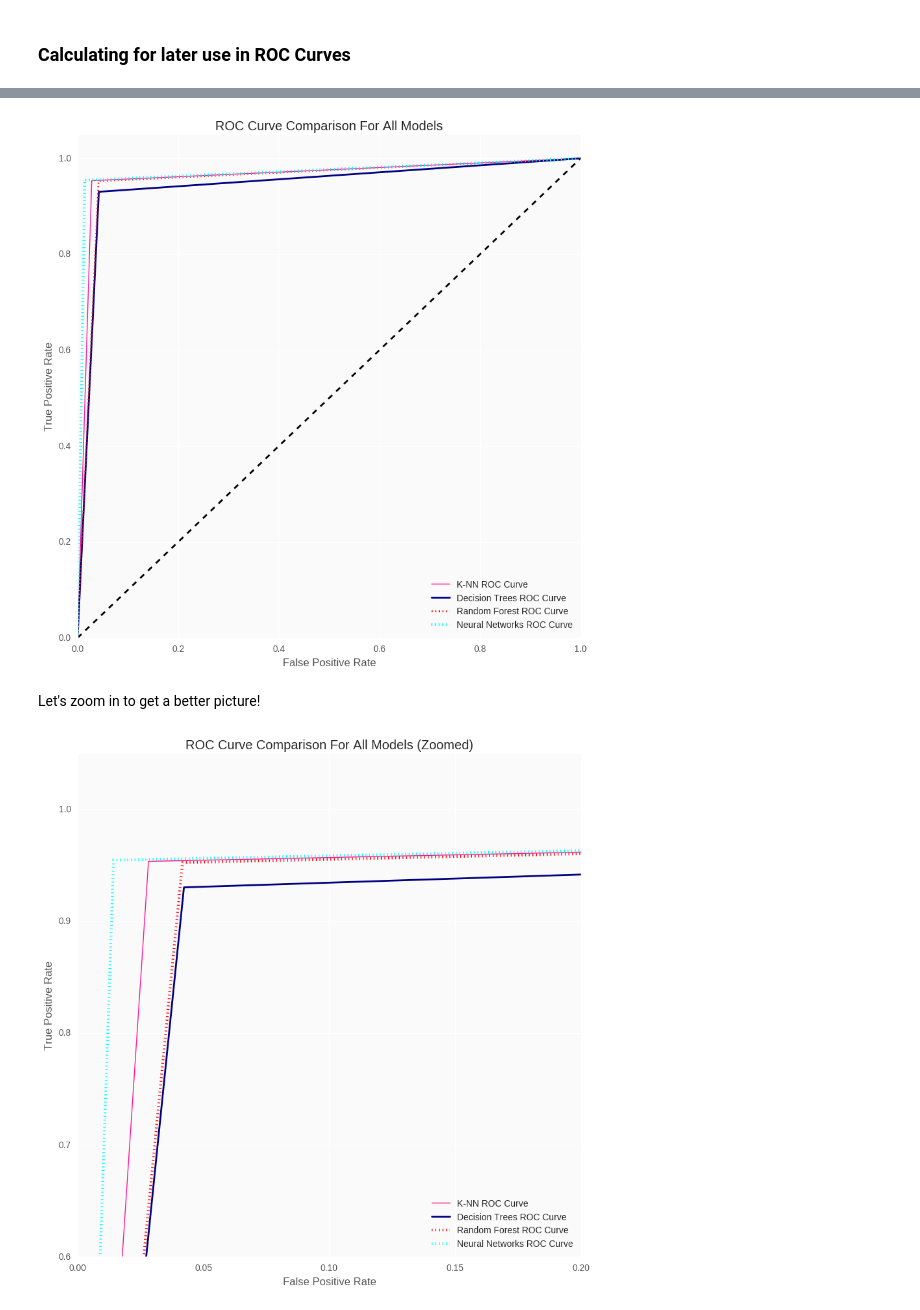
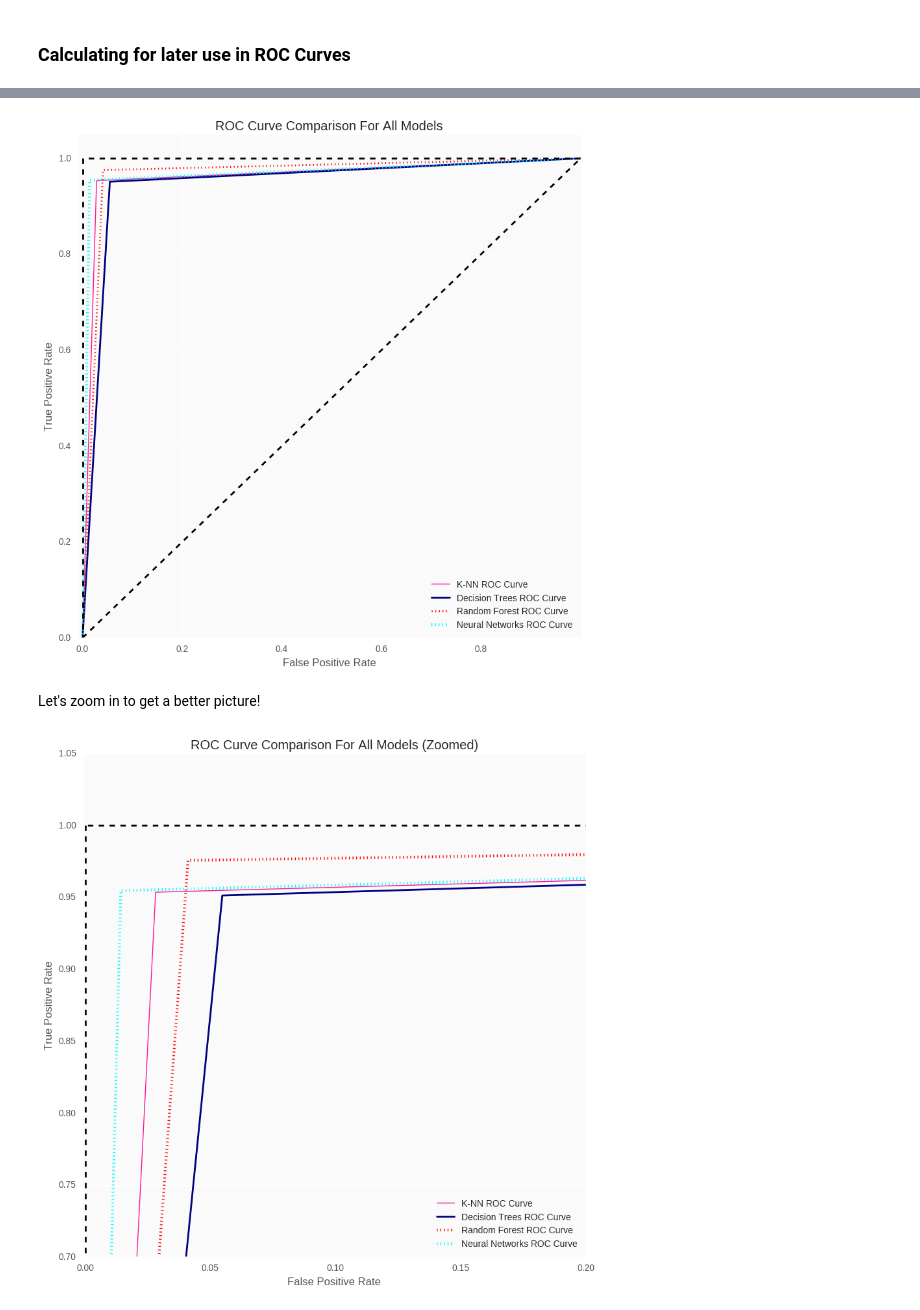
Before and after one commit to raviolli77/machineLearning_breastCancer_Python, a Jupyter notebook: breastCancerWisconsinDataSet_MachineLearning.ipynb, the cells around one changed output, grey strips where cells are left out. Saved outputs shown, nothing was run; the diff lists cells and outputs as text; code cells hidden in the pictures.

```diff
--- a/breastCancerWisconsinDataSet_MachineLearning.ipynb
+++ b/breastCancerWisconsinDataSet_MachineLearning.ipynb
@@ -599,4 +665,9 @@ fit_RF = RandomForestClassifier(n_estimators = 148)
+# %%
+fit_RF = RandomForestClassifier(random_state = 42,
+                                criterion='gini',
+                                n_estimators = 500,
+                                max_features = 5)
 # %%
-fit_RF.fit(train_set, class_set['diagnosis'])
+fit_RF.fit(training_set, class_set['diagnosis'])
 # %% [output]
 RandomForestClassifier(bootstrap=True, class_weight=None, criterion='gini',
@@ -675,7 +759,9 @@ fpr2, tpr2, _ = roc_curve(predictions_RF, test_class_set)
 # %%
-fit_NN = MLPClassifier(solver='lbfgs', hidden_layer_sizes=(5, ), random_state=7)
+fit_NN = MLPClassifier(solver='lbfgs',
+                       hidden_layer_sizes=(5, ),
+                       random_state=7)
 # %%
-fit_NN.fit(train_set, class_set['diagnosis'])
+fit_NN.fit(training_set, class_set['diagnosis'])
 # %% [output]
 MLPClassifier(activation='relu', alpha=0.0001, batch_size='auto', beta_1=0.9,
        beta_2=0.999, early_stopping=False, epsilon=1e-08,
@@ -720,5 +812,6 @@ fpr3, tpr3, _ = roc_curve(predictions_NN, test_class_set)
 # %%
 fig, ax = plt.subplots(figsize=(10, 10))
+
 plt.plot(fpr, tpr, label='K-NN ROC Curve', color = 'deeppink', linewidth=1)
 plt.plot(fpr1, tpr1,label='Decision Trees ROC Curve', color = 'navy', linewidth=2)
 plt.plot(fpr2, tpr2,label='Random Forest ROC Curve', color = 'red', linestyle=':', linewidth=2)
@@ -726,7 +819,9 @@ plt.plot(fpr3, tpr3,label='Neural Networks ROC Curve', color = 'aqua', linestyle
 
 ax.set_axis_bgcolor('#fafafa')
 plt.plot([0, 1], [0, 1], 'k--', lw=2)
-plt.xlim([0.0, 1.0])
+plt.plot([0, 0], [1, 0], 'k--', lw=2, color = 'black')
+plt.plot([1, 0], [1, 1], 'k--', lw=2, color = 'black')
+plt.xlim([-0.01, 1.0])
 plt.ylim([0.0, 1.05])
 plt.xlabel('False Positive Rate')
 plt.ylabel('True Positive Rate')
@@ -735,26 +830,29 @@ plt.legend(loc="lower right")
 
 plt.show()
 # %% [output]
-[figure, old version]
+[figure, new version]
 # %% [markdown]
 Let's zoom in to get a better picture!
 # %%
 fig, ax = plt.subplots(figsize=(10, 10))
 plt.plot(fpr, tpr, label='K-NN ROC Curve', color = 'deeppink', linewidth=1)
 plt.plot(fpr1, tpr1,label='Decision Trees ROC Curve', color = 'navy', linewidth=2)
 plt.plot(fpr2, tpr2,label='Random Forest ROC Curve', color = 'red', linestyle=':', linewidth=3)
 plt.plot(fpr3, tpr3,label='Neural Networks ROC Curve', color = 'aqua', linestyle=':', linewidth=3)
 
 
 ax.set_axis_bgcolor('#fafafa')
 plt.plot([0, 1], [0, 1], 'k--', lw=2) # Add Diagonal line
-plt.xlim([0.0, 0.2])
-plt.ylim([0.6, 1.05])
+
+plt.plot([0, 0], [1, 0], 'k--', lw=2, color = 'black')
+plt.plot([1, 0], [1, 1], 'k--', lw=2, color = 'black')
+plt.xlim([-0.001, 0.2])
+plt.ylim([0.7, 1.05])
 plt.xlabel('False Positive Rate')
 plt.ylabel('True Positive Rate')
 plt.title('ROC Curve Comparison For All Models (Zoomed)')
 plt.legend(loc="lower right")
 
 plt.show()
 # %% [output]
-[figure, old version]
+[figure, new version]
```
Also changed, not shown: parts of 48 cells of this notebook.
